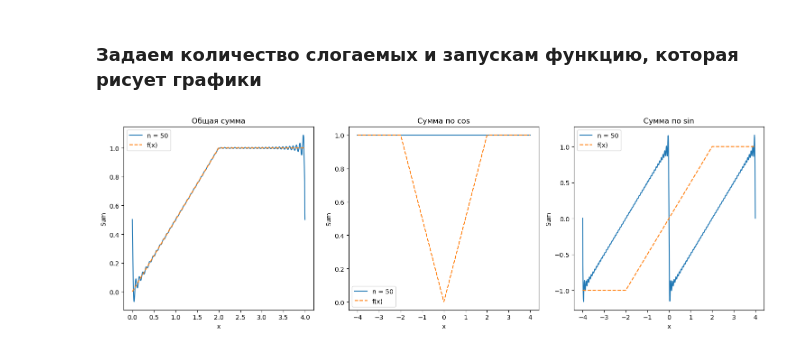
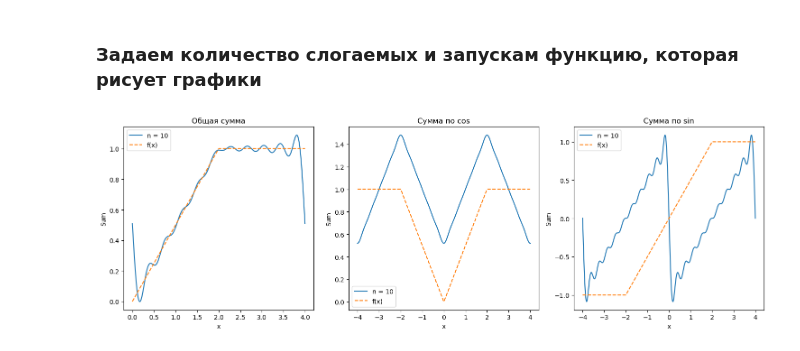
Before and after one commit to zeroking783/matan_lab_2_sem_2, a Jupyter notebook: Untitled.ipynb, the cells around one changed output. Drawn from its saved outputs; the diff is of its cells as text; code cells hidden in the pictures.

```diff
--- a/Untitled.ipynb
+++ b/Untitled.ipynb
@@ -61,8 +62,10 @@ def b_k(k):
 def a_k_cos_sin(k):
     if k == 0:
         return 2
-    else:
+    elif k % 2 == 0:
         return 0
+    elif k % 2 == 1:
+        return (-4)/(np.pi**2 * k**2)
 
 def b_k_cos_sin(k):
     if k == 0:
@@ -82,7 +85,7 @@ def partial_sum_cosines(n, x_cos_sin):
     sum_cos = (a0 / 2) * np.ones_like(x_cos_sin)
     for k in range(1, n + 1):
         ak = a_k_cos_sin(k)
-        sum_cos += 0
+        sum_cos += ak * np.cos((np.pi * k * x_cos_sin) / 2)
     return sum_cos
 
 def partial_sum_sines(n, x_cos_sin):
@@ -134,8 +137,8 @@ def plot_partial_sums(n):
     plt.show()
 # %% [markdown]
 ### Задаем количество слогаемых и запускам функцию, которая рисует графики
-# %%
-n = 50
-plot_partial_sums(n)
-# %% [output]
-[figure, removed]
+# %%
+n = 10
+plot_partial_sums(n)
+# %% [output]
+[figure, added]
```
Also changed, not shown: parts of 1 cell of this notebook.
